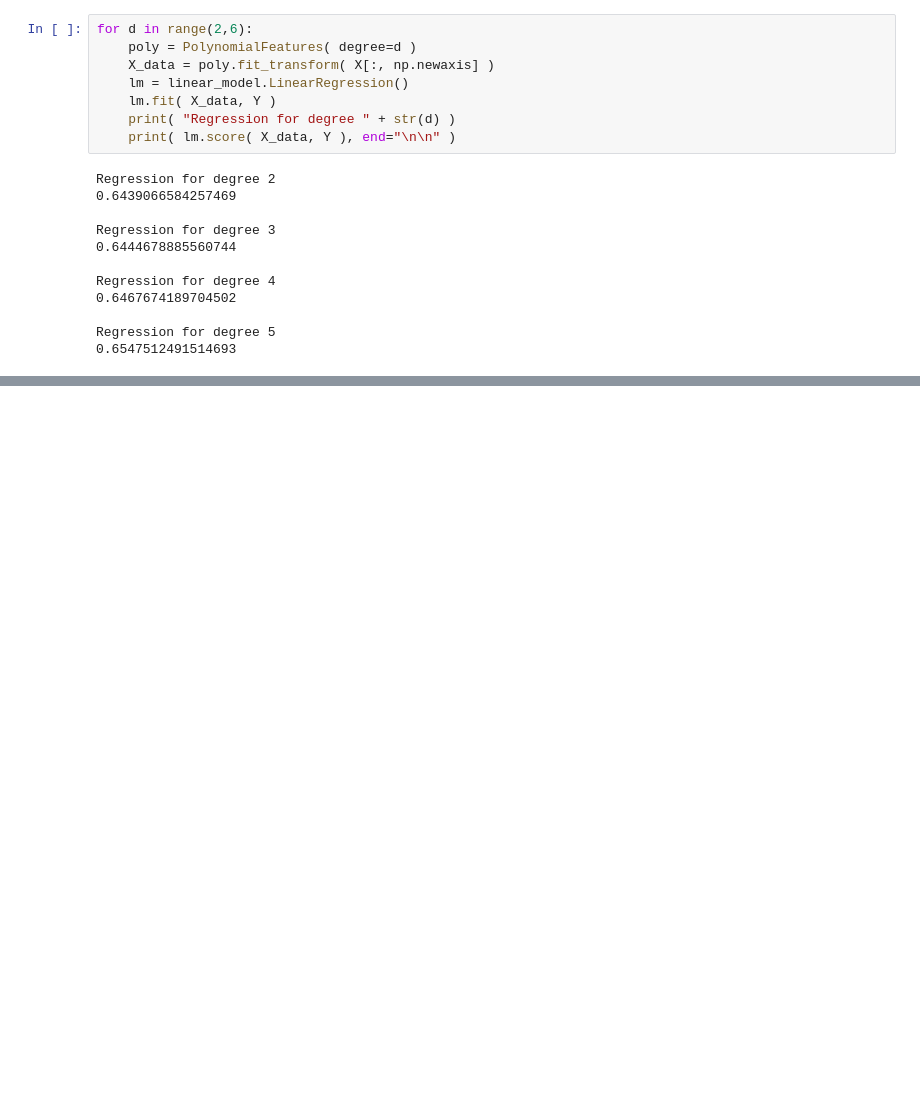
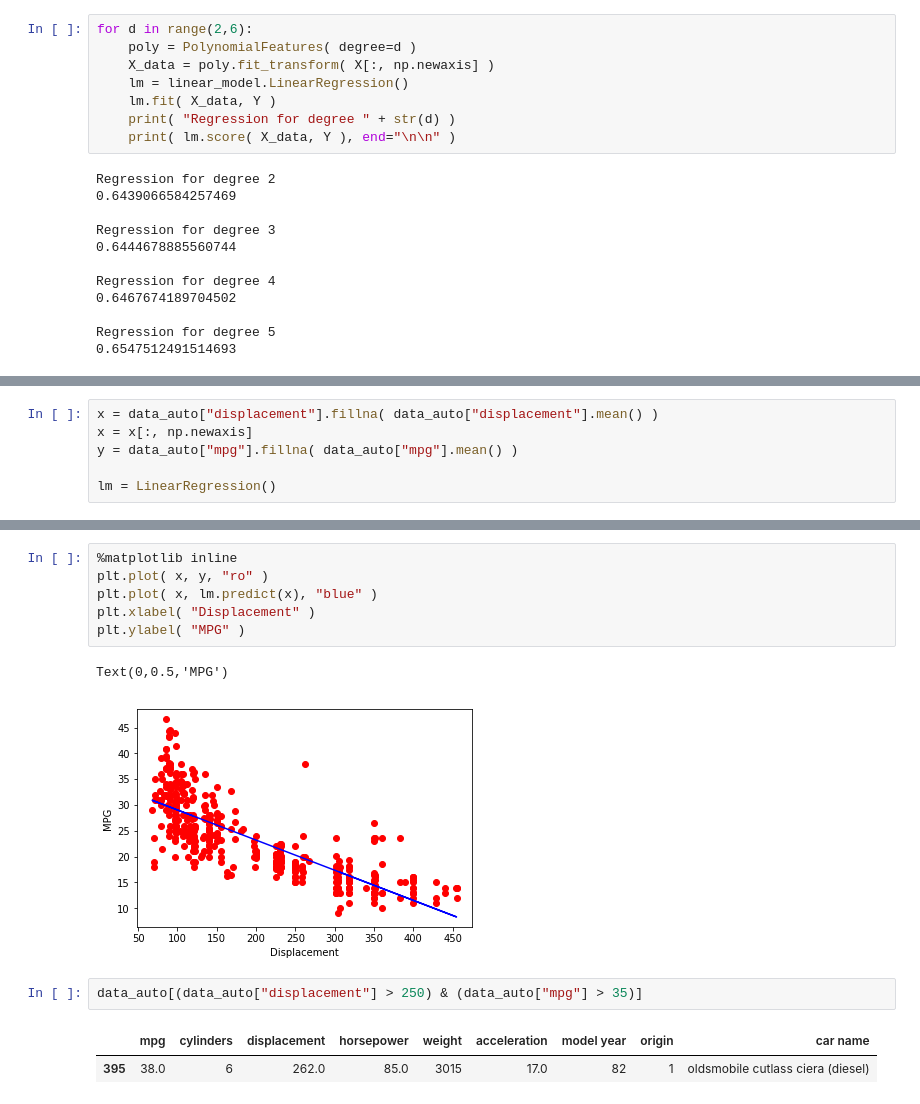
Before and after one commit to jasalazar/machine_learning_1, a Jupyter notebook: notebooks/Example_12 - Linear Regression Problems.ipynb, the cells around one changed output, grey strips where cells are left out. Drawn from its saved outputs; the diff is of its cells as text; blank space fills up the shorter version.

```diff
--- a/notebooks/Example_12 - Linear Regression Problems.ipynb
+++ b/notebooks/Example_12 - Linear Regression Problems.ipynb
@@ -375,0 +383,6 @@ Regression for degree 5
+# %%
+x = data_auto["displacement"].fillna( data_auto["displacement"].mean() )
+x = x[:, np.newaxis]
+y = data_auto["mpg"].fillna( data_auto["mpg"].mean() )
+
+lm = LinearRegression()
@@ -375,0 +397,14 @@ Regression for degree 5
+# %%
+%matplotlib inline
+plt.plot( x, y, "ro" )
+plt.plot( x, lm.predict(x), "blue" )
+plt.xlabel( "Displacement" )
+plt.ylabel( "MPG" )
+# %% [output]
+Text(0,0.5,'MPG')
+[figure, added]
+# %%
+data_auto[(data_auto["displacement"] > 250) & (data_auto["mpg"] > 35)]
+# %% [output]
+|  | mpg | cylinders | displacement | horsepower | weight | acceleration | model year | origin | car name |
+| 395 | 38.0 | 6 | 262.0 | 85.0 | 3015 | 17.0 | 82 | 1 | oldsmobile cutlass ciera (diesel) |
```
Also changed, not shown: parts of 9 cells of this notebook.
